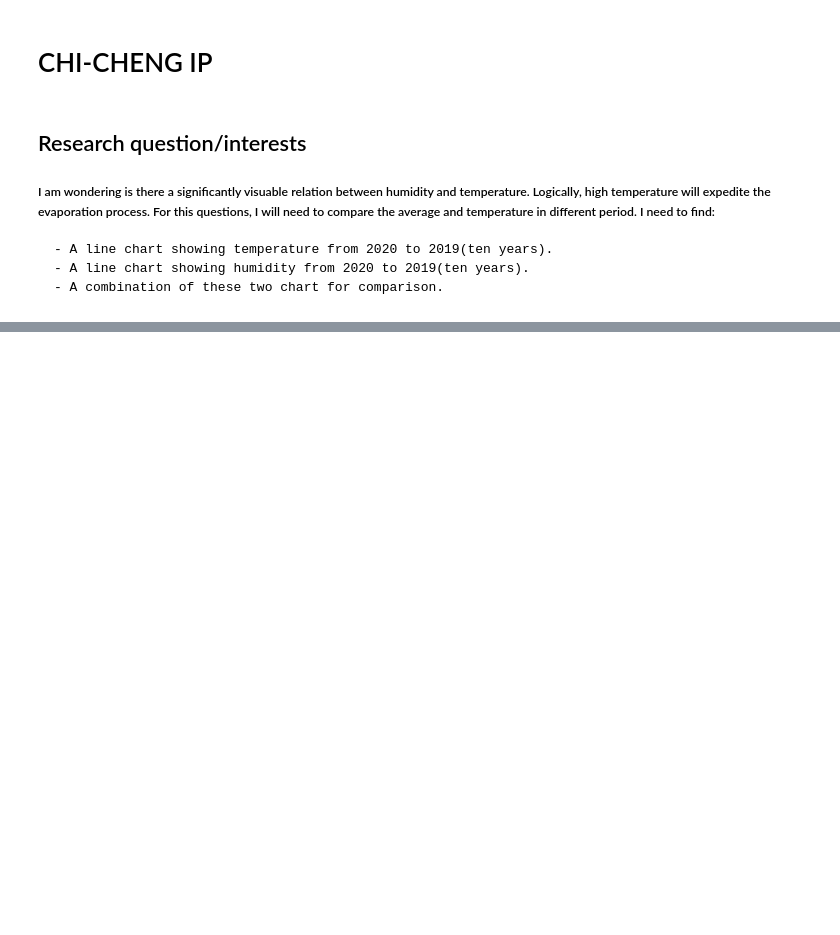
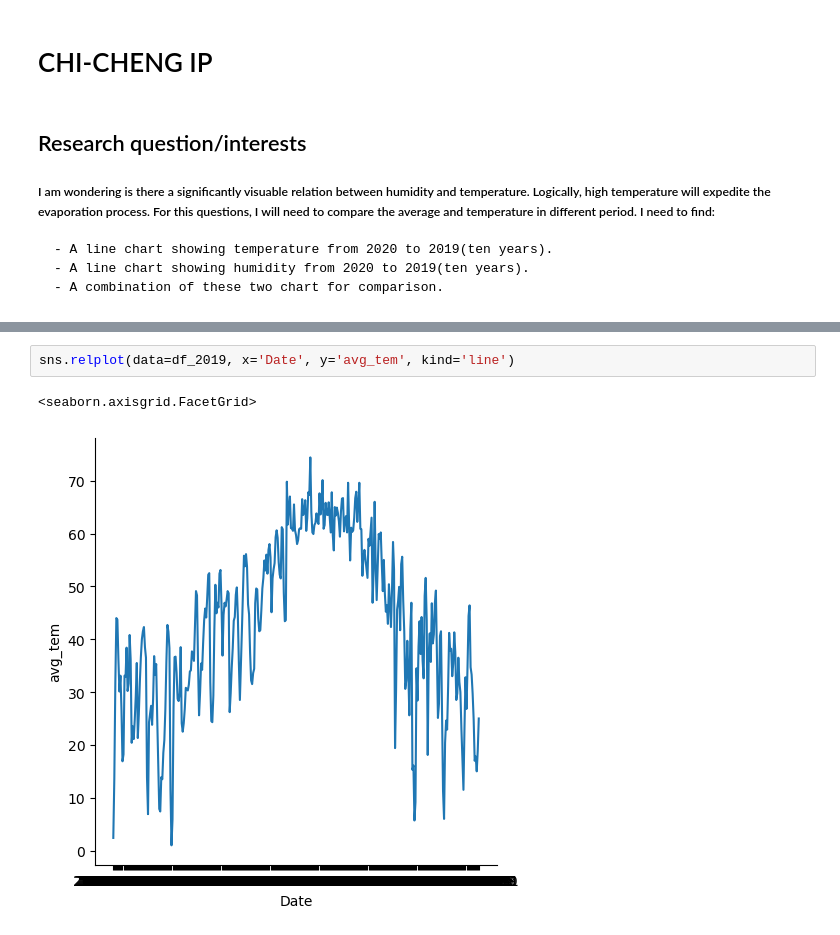
Before and after one commit to ubco-W2022T1-cosc301/project-group29, a Jupyter notebook: notebooks/analysis3.ipynb, the cells around one changed output, grey strips where cells are left out. Saved outputs shown, nothing was run; the diff lists cells and outputs as text; blank space fills up the shorter version.

```diff
--- a/notebooks/analysis3.ipynb
+++ b/notebooks/analysis3.ipynb
@@ -38,3 +30,8 @@ df_2010_2019_humidity_temperature
+# %%
+sns.relplot(data=df_2019, x='Date', y='avg_tem', kind='line')
+# %% [output]
+<seaborn.axisgrid.FacetGrid>
+[figure, added]
 # %%
 # Full summary of the original database
 df_all.describe().T
```
Also changed, not shown: parts of 8 cells of this notebook.
